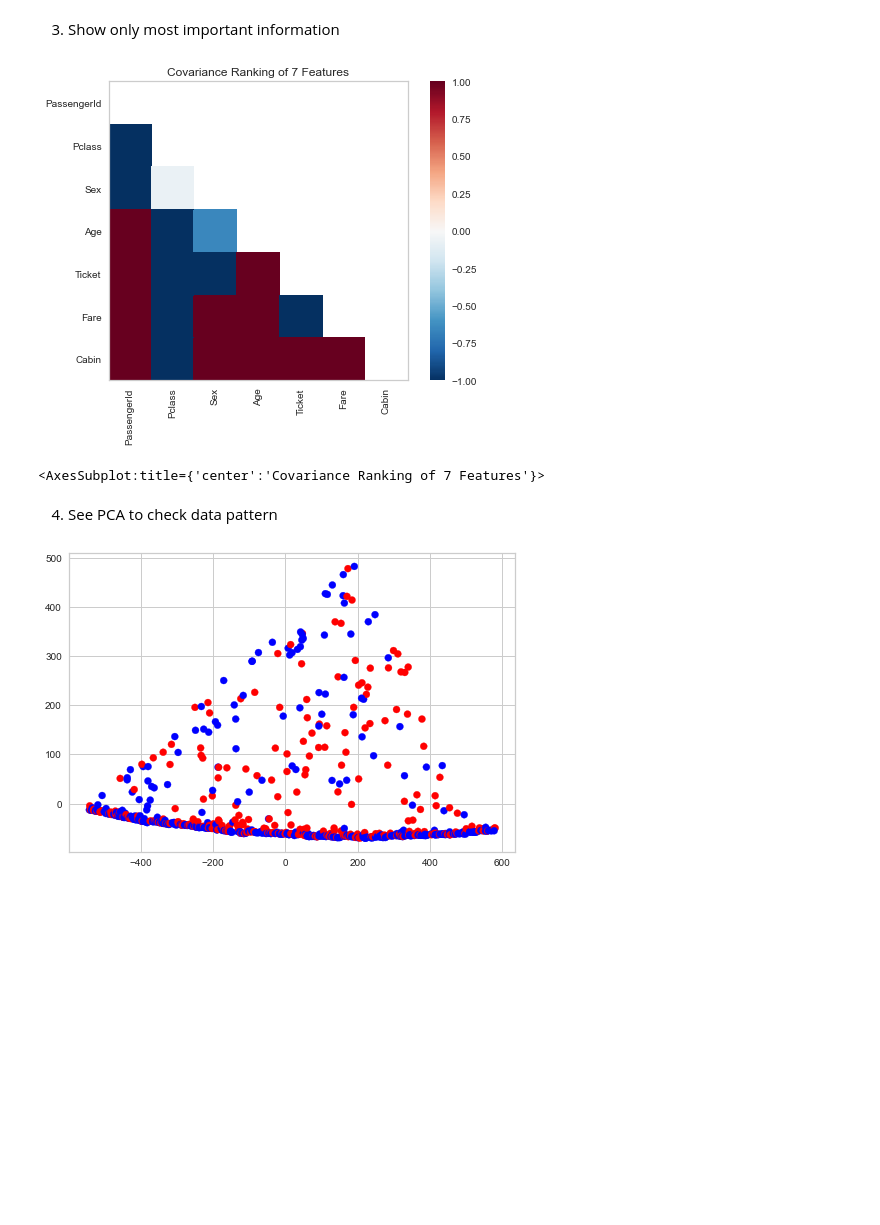
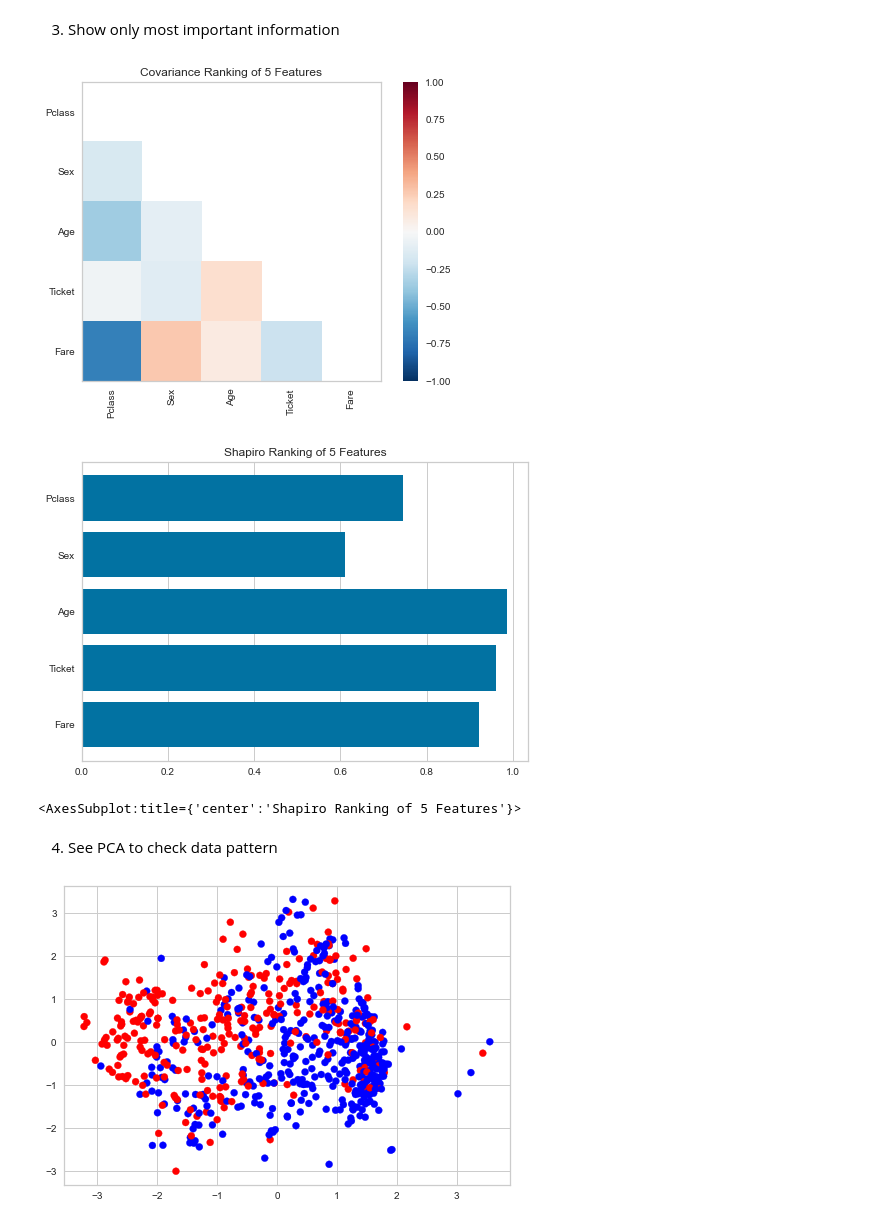
Before and after one commit to DavidDrumond/Python-portifolio, a Jupyter notebook: Titanic/Titanic.ipynb, the cells around one changed output. Cells and saved outputs as stored; diff of their text form; code cells hidden in the pictures; blank space fills up the shorter version.

```diff
--- a/Titanic/Titanic.ipynb
+++ b/Titanic/Titanic.ipynb
@@ -71,28 +73,40 @@ sns.pairplot(df_train, hue = "Survived")
 # %%
 # Try to remove this columns to reduce noise
 
 columns = list(df_train.columns)
 columns.remove('Name')
 columns.remove('Survived')
 columns.remove('SibSp')
 columns.remove('Embarked')
 columns.remove('Parch')
+columns.remove('PassengerId')
+columns.remove('Cabin')
+
 
 
 X = df_train[columns]               # Define input
+X = preprocessing.PowerTransformer(standardize=True).fit_transform(X)
 Y = df_train['Survived']            # Define output
 
 
+# Perform rank 2D algorithm
 
-
-visualizer = Rank2D(algorithm='covariance')
+visualizer = Rank2D(algorithm='covariance', features=columns)
 
 visualizer.fit(X, Y)
 visualizer.transform(X)
 visualizer.show()
+
+# Perform RANK 1D algorithm
+
+visualizer = Rank1D(features=columns)
+visualizer.fit(X,Y)
+visualizer.transform(X)
+visualizer.show()
 # %% [output]
-[figure, old version]
+[figure, new version]
+[figure, added]
-<AxesSubplot:title={'center':'Covariance Ranking of 7 Features'}>
+<AxesSubplot:title={'center':'Shapiro Ranking of 5 Features'}>
 # %% [markdown]
 4. See PCA to check data pattern
 # %%
@@ -100,7 +114,12 @@ pca = PCA().fit_transform(X)
 Yn =["blue" if i== 0 else "red" for i in Y ]
 
 fig, axes = plt.subplots()
+plt.title("PCA for passengers survival variables")
+plt.xlabel("PCA[0]")
+plt.ylabel("PCA[1]")
+
+
 scatter = axes.scatter(pca[:,0], pca[:,1], c = Yn)
 plt.show()
 # %% [output]
-[figure, old version]
+[figure, new version]
```
Also changed, not shown: parts of 8 cells of this notebook.
